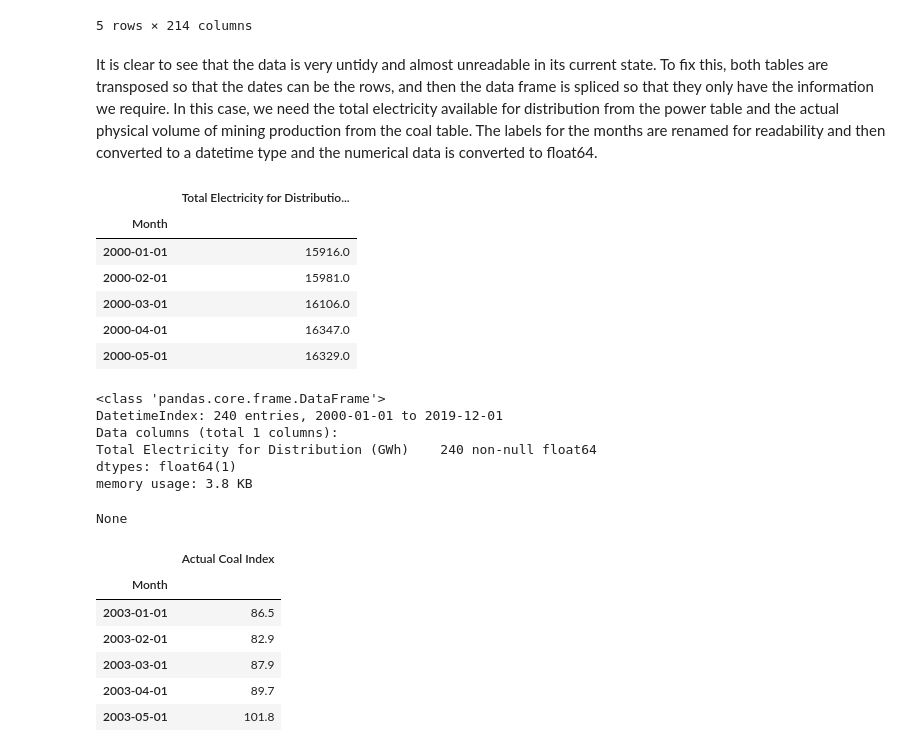
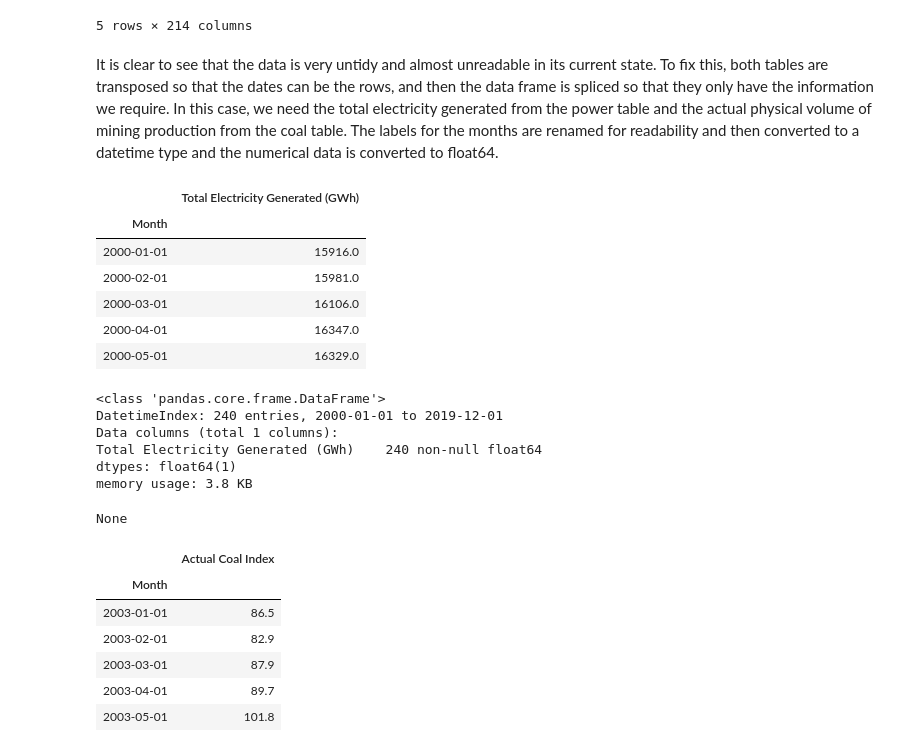
Before and after one commit to MarMar42/Data-Analysis-of-Coal-and-Power, a Jupyter notebook: DAE Mini Assignment.ipynb, the cells around one changed output. Saved outputs shown, nothing was run; the diff lists cells and outputs as text; code cells hidden in the pictures.

```diff
--- a/DAE Mini Assignment.ipynb
+++ b/DAE Mini Assignment.ipynb
@@ -18,6 +18,7 @@ from matplotlib.dates import DateFormatter, AutoDateLocator
 from pandas.plotting import register_matplotlib_converters
 from scipy import signal
 import seaborn as sns
+pd.set_option('display.notebook_repr_html', True)
 # %% [markdown]
 ### Load Data
 # %%
@@ -45,19 +46,19 @@ display(coal_series.head())
 | 4 | P2041 | Mining: Production and sales | FMP23020 | Physical volume of mining production | Chromium | NaN | Actual indices | Index | 2015=100 | Monthly | ... | ... |
 5 rows × 214 columns
 # %% [markdown]
-It is clear to see that the data is very untidy and almost unreadable in its current state. To fix this, both tables are transposed so that the dates can be the rows, and then the data frame is spliced so that they only have the information we require. In this case, we need the total electricity available for distribution from the power table and the actual physical volume of mining production from the coal table. The labels for the months are renamed for readability and then converted to a datetime type and the numerical data is converted to float64.
+It is clear to see that the data is very untidy and almost unreadable in its current state. To fix this, both tables are transposed so that the dates can be the rows, and then the data frame is spliced so that they only have the information we require. In this case, we need the total electricity generated from the power table and the actual physical volume of mining production from the coal table. The labels for the months are renamed for readability and then converted to a datetime type and the numerical data is converted to float64.
 # %%
-power_df = pd.DataFrame(power_series.T[11:][0].rename('Total Electricity for Distribution (GWh)'))
+power_df = pd.DataFrame(power_series.T[11:][0].rename('Total Electricity Generated (GWh)'))
 power_df.index.name = 'Month'
 power_df.index = power_df.index.map(lambda s: s[4:] + '-' + s[2:4] + '-01')
 
 power_df.index = pd.to_datetime(power_df.index)
-power_df['Total Electricity for Distribution (GWh)'] = power_df['Total Electricity for Distribution (GWh)'].astype(float)
+power_df['Total Electricity Generated (GWh)'] = power_df['Total Electricity Generated (GWh)'].astype(float)
 
 display(power_df.head())
 display(power_df.info())
 # %% [output]
-|  | Total Electricity for Distributio... |
+|  | Total Electricity Generated (GWh) |
 | Month |  |
 | 2000-01-01 | 15916.0 |
 | 2000-02-01 | 15981.0 |
@@ -67,7 +68,7 @@ display(power_df.info())
 <class 'pandas.core.frame.DataFrame'>
 DatetimeIndex: 240 entries, 2000-01-01 to 2019-12-01
 Data columns (total 1 columns):
-Total Electricity for Distribution (GWh)    240 non-null float64
+Total Electricity Generated (GWh)    240 non-null float64
 dtypes: float64(1)
 memory usage: 3.8 KB
 None
```
Also changed, not shown: parts of 5 cells of this notebook, 1 other file.
